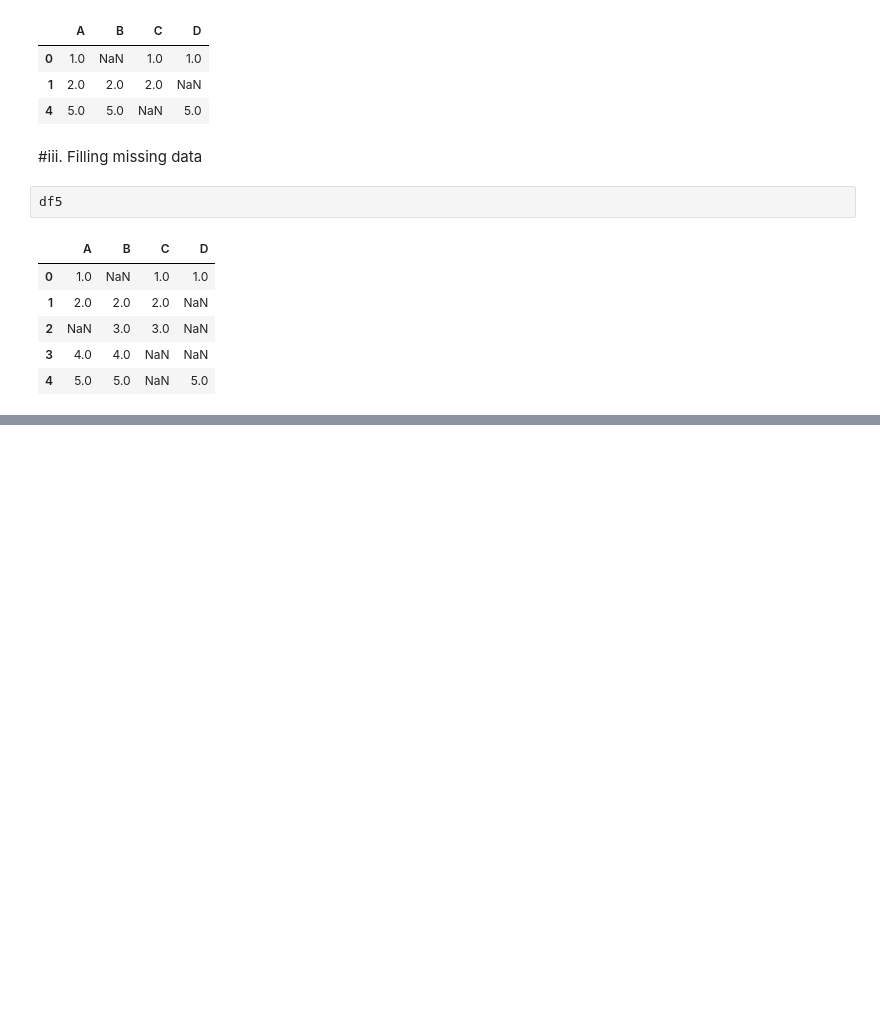
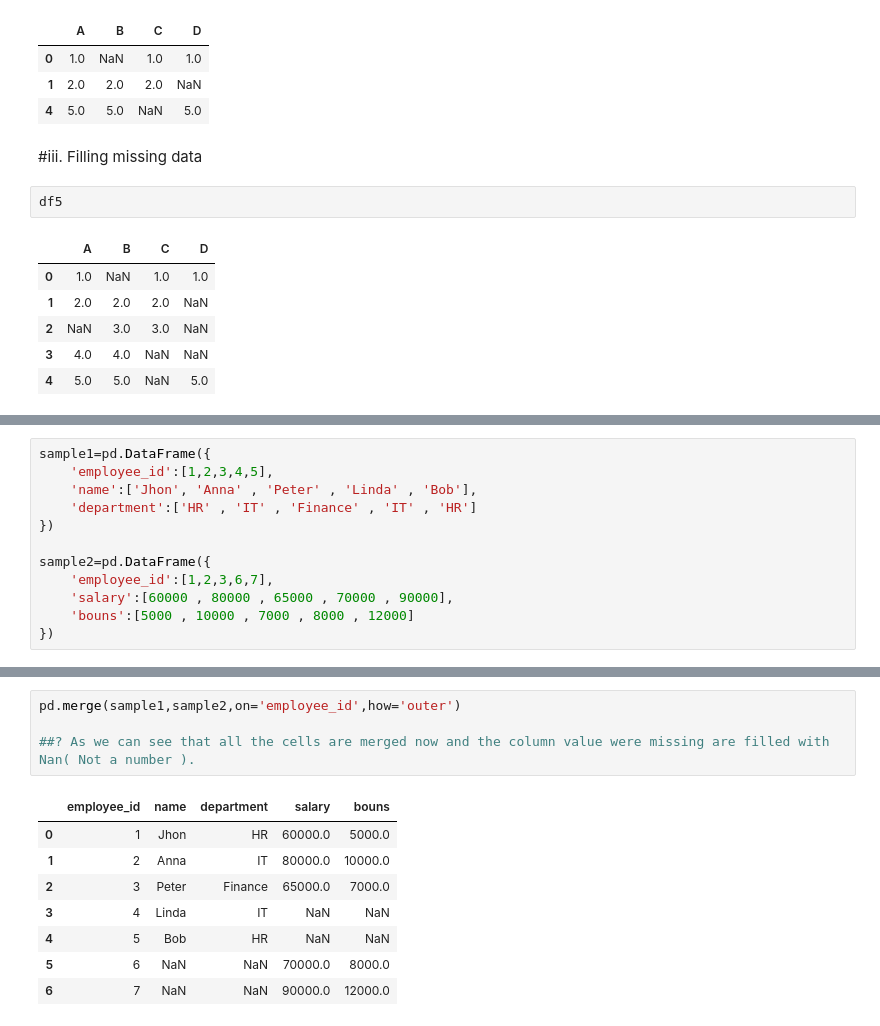
Before and after one commit to Adityadevhare/ML-learning-journey, a Jupyter notebook: Pandas.ipynb, the cells around one changed output, grey strips where cells are left out. Drawn from its saved outputs; the diff is of its cells as text; blank space fills up the shorter version.

Commit message:
Merging and Concating 2 DataFrames

```diff
--- a/Pandas.ipynb
+++ b/Pandas.ipynb
@@ -625,0 +650,12 @@ df5.fillna(value={'A':10 , 'B':55 , 'C':56.3 , 'D':'x'})
+# %%
+sample1=pd.DataFrame({
+    'employee_id':[1,2,3,4,5],
+    'name':['Jhon', 'Anna' , 'Peter' , 'Linda' , 'Bob'],
+    'department':['HR' , 'IT' , 'Finance' , 'IT' , 'HR']
+})
+
+sample2=pd.DataFrame({
+    'employee_id':[1,2,3,6,7],
+    'salary':[60000 , 80000 , 65000 , 70000 , 90000],
+    'bouns':[5000 , 10000 , 7000 , 8000 , 12000]
+})
@@ -625,0 +712,13 @@ df5.fillna(value={'A':10 , 'B':55 , 'C':56.3 , 'D':'x'})
+# %%
+pd.merge(sample1,sample2,on='employee_id',how='outer')
+
+##? As we can see that all the cells are merged now and the column value were missing are filled with Nan( Not a number ).
+# %% [output]
+|  | employee_id | name | department | salary | bouns |
+| 0 | 1 | Jhon | HR | 60000.0 | 5000.0 |
+| 1 | 2 | Anna | IT | 80000.0 | 10000.0 |
+| 2 | 3 | Peter | Finance | 65000.0 | 7000.0 |
+| 3 | 4 | Linda | IT | NaN | NaN |
+| 4 | 5 | Bob | HR | NaN | NaN |
+| 5 | 6 | NaN | NaN | 70000.0 | 8000.0 |
+| 6 | 7 | NaN | NaN | 90000.0 | 12000.0 |
```
Also changed, not shown: parts of 23 cells of this notebook.
